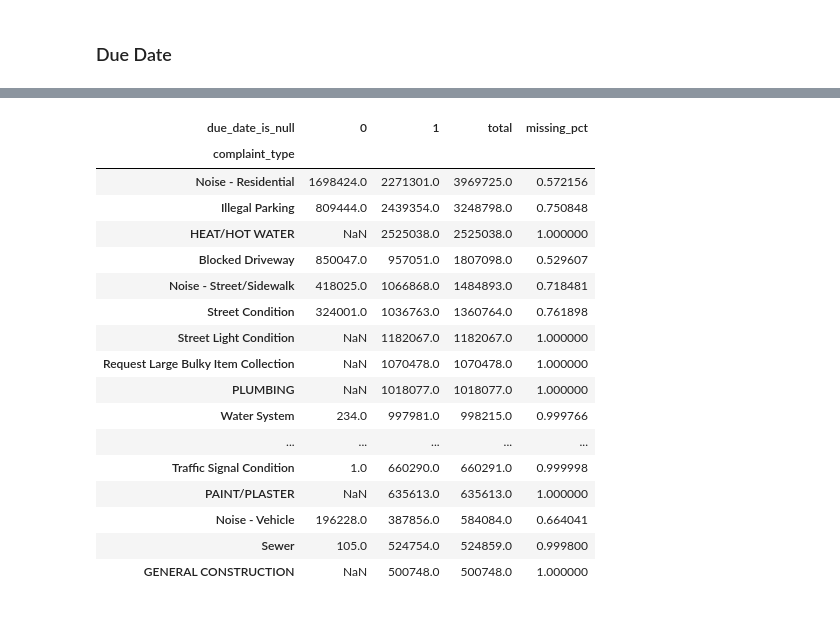
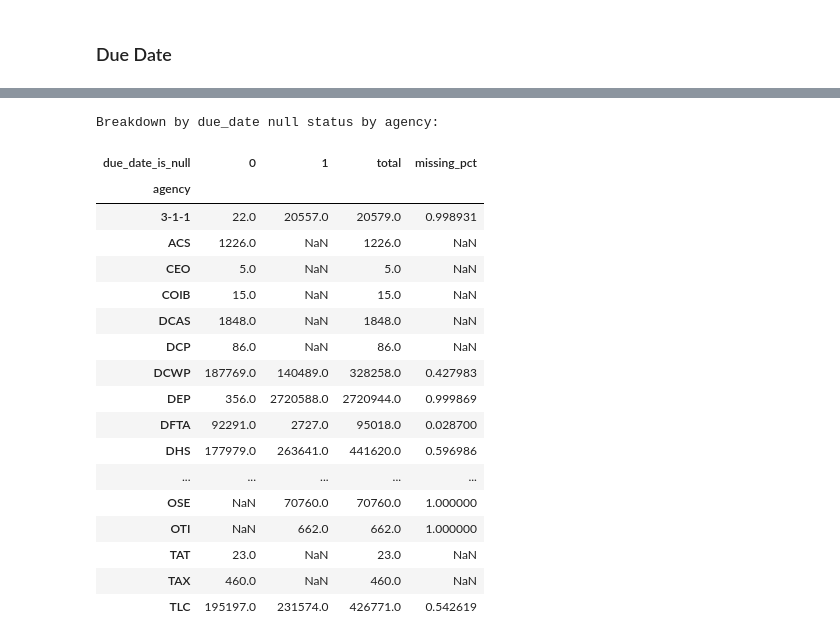
Before and after one commit to goravk95/311-service-requests, a Jupyter notebook: notebooks/Basic EDA.ipynb, the cells around one changed output, grey strips where cells are left out. Drawn from its saved outputs; the diff is of its cells as text; code cells hidden in the pictures.

```diff
--- a/notebooks/Basic EDA.ipynb
+++ b/notebooks/Basic EDA.ipynb
@@ -401,21 +452,35 @@ Breakdown by due_date null status, complaint_type:
 # %%
+# Breakdown by due_date null status by agency
+due_date_breakdown = lf.with_columns([
+    pl.col("due_date").is_null().cast(pl.Int32).alias("due_date_is_null")
+]).group_by(["due_date_is_null", "agency"]).agg([
+    pl.len().alias("count")
+]).sort("count", descending=True).collect()
+
+print("Breakdown by due_date null status by agency:")
+df_due_date = due_date_breakdown.to_pandas()
+df_due_date = df_due_date.pivot(index = 'agency', columns = 'due_date_is_null', values = 'count')
+df_due_date['total'] = df_due_date.sum(axis = 1)
+df_due_date['missing_pct'] = df_due_date[1] / df_due_date['total']
 df_due_date.sort_values(by = 'total', ascending=False).iloc[:20]
+df_due_date
 # %% [output]
+Breakdown by due_date null status by agency:
 | due_date_is_null | 0 | 1 | total | missing_pct |
-| complaint_type |  |  |  |  |
-| Noise - Residential | 1698424.0 | 2271301.0 | 3969725.0 | 0.572156 |
-| Illegal Parking | 809444.0 | 2439354.0 | 3248798.0 | 0.750848 |
-| HEAT/HOT WATER | NaN | 2525038.0 | 2525038.0 | 1.000000 |
-| Blocked Driveway | 850047.0 | 957051.0 | 1807098.0 | 0.529607 |
-| Noise - Street/Sidewalk | 418025.0 | 1066868.0 | 1484893.0 | 0.718481 |
-| Street Condition | 324001.0 | 1036763.0 | 1360764.0 | 0.761898 |
-| Street Light Condition | NaN | 1182067.0 | 1182067.0 | 1.000000 |
-| Request Large Bulky Item Collection | NaN | 1070478.0 | 1070478.0 | 1.000000 |
-| PLUMBING | NaN | 1018077.0 | 1018077.0 | 1.000000 |
-| Water System | 234.0 | 997981.0 | 998215.0 | 0.999766 |
+| agency |  |  |  |  |
+| 3-1-1 | 22.0 | 20557.0 | 20579.0 | 0.998931 |
+| ACS | 1226.0 | NaN | 1226.0 | NaN |
+| CEO | 5.0 | NaN | 5.0 | NaN |
+| COIB | 15.0 | NaN | 15.0 | NaN |
+| DCAS | 1848.0 | NaN | 1848.0 | NaN |
+| DCP | 86.0 | NaN | 86.0 | NaN |
+| DCWP | 187769.0 | 140489.0 | 328258.0 | 0.427983 |
+| DEP | 356.0 | 2720588.0 | 2720944.0 | 0.999869 |
+| DFTA | 92291.0 | 2727.0 | 95018.0 | 0.028700 |
+| DHS | 177979.0 | 263641.0 | 441620.0 | 0.596986 |
 | ... | ... | ... | ... | ... |
-| Traffic Signal Condition | 1.0 | 660290.0 | 660291.0 | 0.999998 |
-| PAINT/PLASTER | NaN | 635613.0 | 635613.0 | 1.000000 |
-| Noise - Vehicle | 196228.0 | 387856.0 | 584084.0 | 0.664041 |
-| Sewer | 105.0 | 524754.0 | 524859.0 | 0.999800 |
-| GENERAL CONSTRUCTION | NaN | 500748.0 | 500748.0 | 1.000000 |
+| OSE | NaN | 70760.0 | 70760.0 | 1.000000 |
+| OTI | NaN | 662.0 | 662.0 | 1.000000 |
+| TAT | 23.0 | NaN | 23.0 | NaN |
+| TAX | 460.0 | NaN | 460.0 | NaN |
+| TLC | 195197.0 | 231574.0 | 426771.0 | 0.542619 |
```
Also changed, not shown: parts of 10 cells of this notebook, 1 other file.
